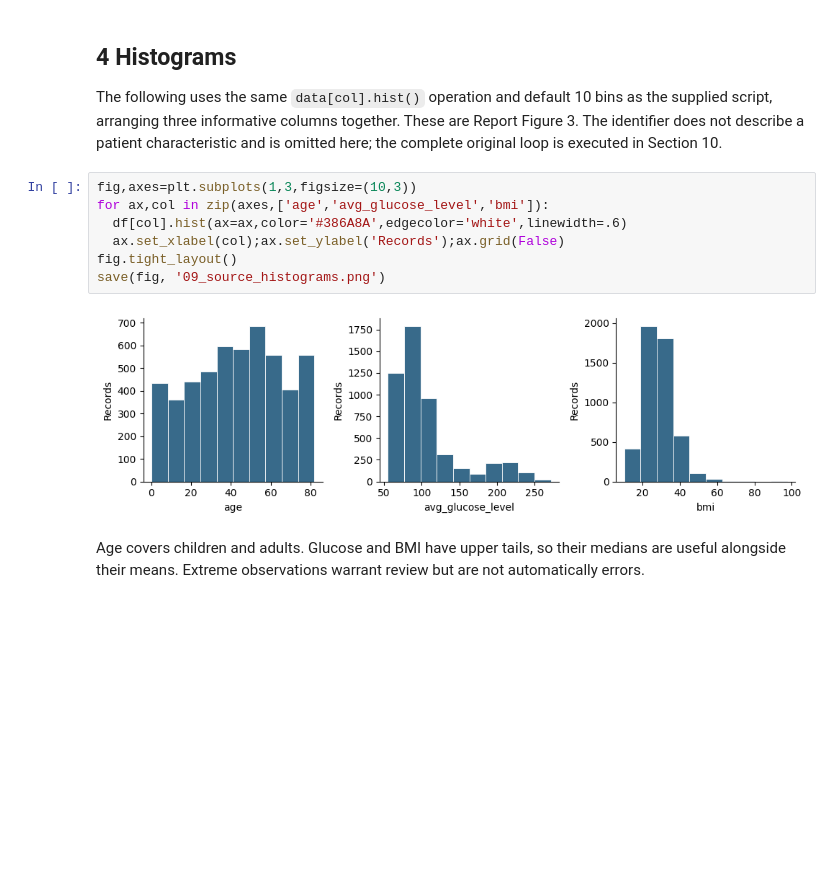
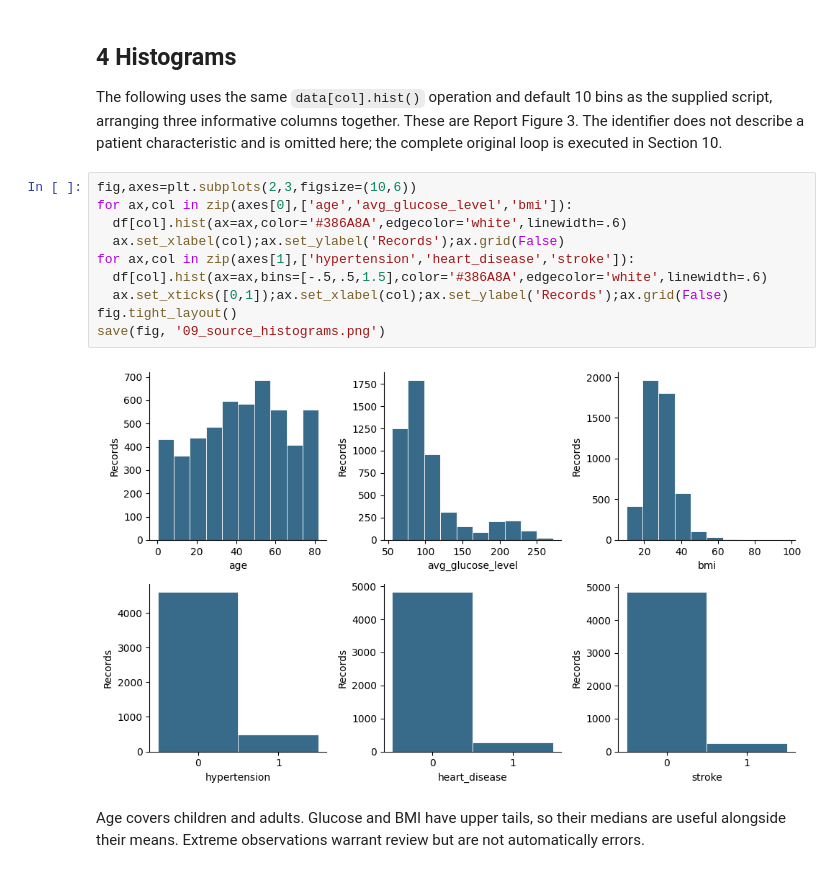
Before and after one commit to 26068136-benjy-yeoh-wei-xiang/XAI_Assignment1_Benjy, a Jupyter notebook: Task1_EDA.ipynb, the cells around one changed output. Saved outputs shown, nothing was run; the diff lists cells and outputs as text; blank space fills up the shorter version.

```diff
--- a/Task1_EDA.ipynb
+++ b/Task1_EDA.ipynb
@@ -161,14 +161,17 @@ display(data.describe(include="object"))
 
 The following uses the same `data[col].hist()` operation and default 10 bins as the supplied script, arranging three informative columns together. These are Report Figure 3. The identifier does not describe a patient characteristic and is omitted here; the complete original loop is executed in Section 10.
 # %%
-fig,axes=plt.subplots(1,3,figsize=(10,3))
-for ax,col in zip(axes,['age','avg_glucose_level','bmi']):
+fig,axes=plt.subplots(2,3,figsize=(10,6))
+for ax,col in zip(axes[0],['age','avg_glucose_level','bmi']):
   df[col].hist(ax=ax,color='#386A8A',edgecolor='white',linewidth=.6)
   ax.set_xlabel(col);ax.set_ylabel('Records');ax.grid(False)
+for ax,col in zip(axes[1],['hypertension','heart_disease','stroke']):
+  df[col].hist(ax=ax,bins=[-.5,.5,1.5],color='#386A8A',edgecolor='white',linewidth=.6)
+  ax.set_xticks([0,1]);ax.set_xlabel(col);ax.set_ylabel('Records');ax.grid(False)
 fig.tight_layout()
 save(fig, '09_source_histograms.png')
 # %% [output]
-[figure, old version]
+[figure, new version]
 # %% [markdown]
 Age covers children and adults. Glucose and BMI have upper tails, so their medians are useful alongside their means. Extreme observations warrant review but are not automatically errors.
 # %% [markdown]
```
